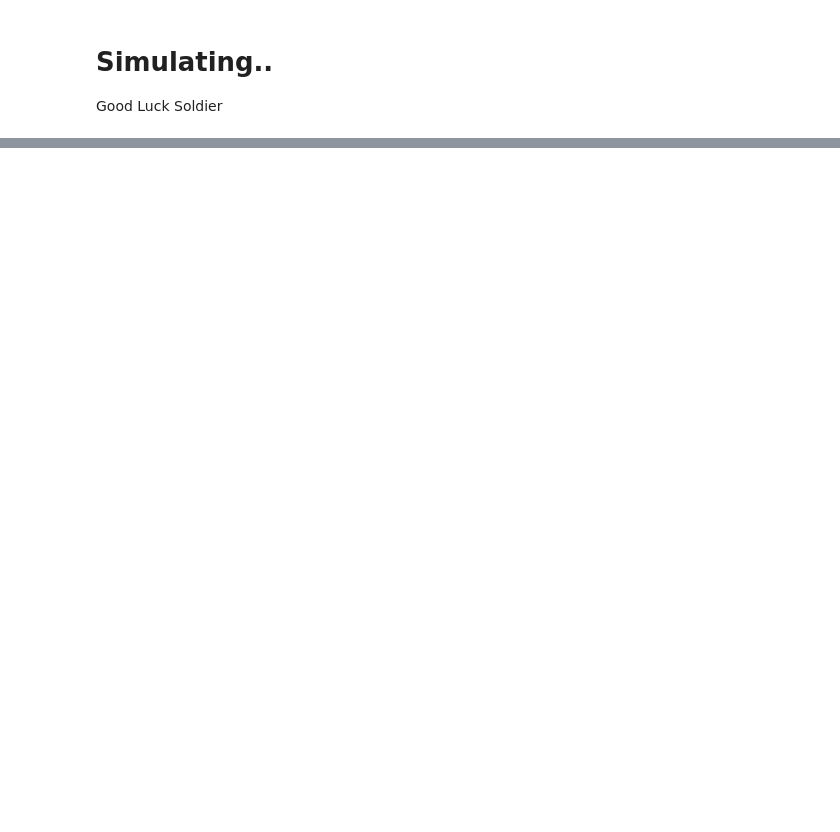
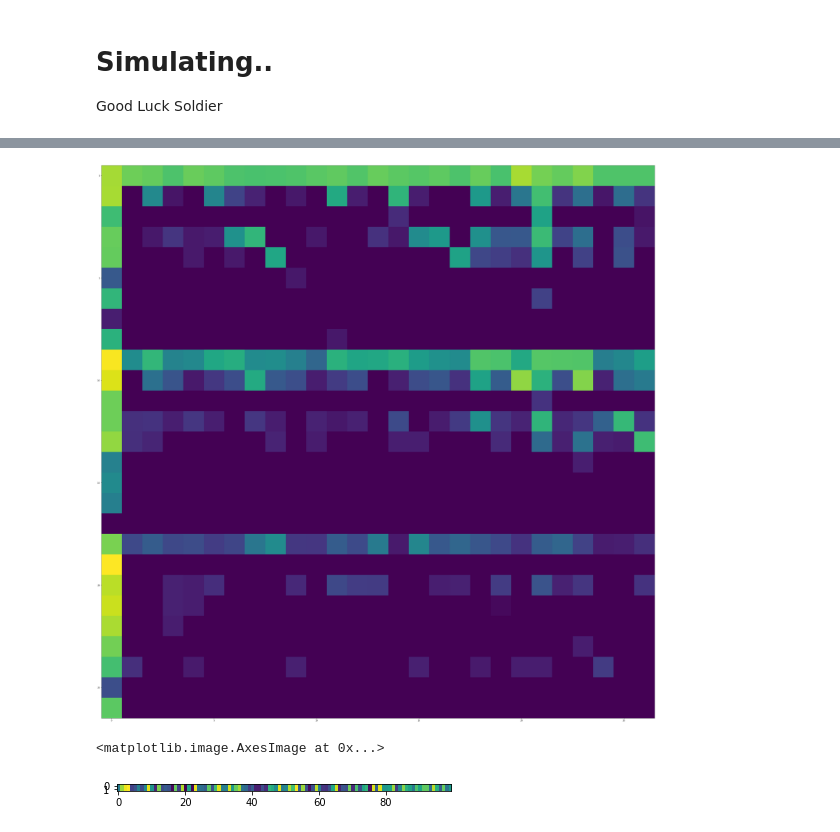
Before and after one commit to GaneshVShinde/GutToyModel, a Jupyter notebook: ashwinToy.ipynb, the cells around one changed output, grey strips where cells are left out. Cells and saved outputs as stored; diff of their text form; code cells hidden in the pictures; blank space fills up the shorter version.

```diff
--- a/ashwinToy.ipynb
+++ b/ashwinToy.ipynb
@@ -230,12 +239,13 @@ class Gut:
             self.populations = [args[i + 1] for i in range(len(args) - 1)]
         else:
             # Set default values, if the user gives only the weight matrix argument
-            self.populations = np.array([100, 100, 100], dtype = np.uint64)
+            self.populations = np.array([10000, 10000, 10000], dtype = np.uint64)
 
         self.output = 0
 
         self.growthConstant = 0.1
         self.decayConstant = 0.1
+        self.K = 2500;
 
         # Which population contributes dopamine by how much
         self.populationContributionsToDopamine = np.array([ 1, 0, 0 ])
@@ -263,15 +273,27 @@ class Gut:
         input -> (n x 1) array of nutrient quantities
         """
         for i in range(len(self.populations)):
-            # Growing the population as per first order growth when nutrients are available
-            self.populations[i] = self.populations[i] + self.populations[i]*inputNutrients[i]*self.growthConstant
-            # Decaying populations as per first order decay at every time step
-            self.populations[i] = self.populations[i] - self.populations[i]*self.decayConstant
-#         print(self.populations)
+#             # Growing the population as per first order growth when nutrients are available
+#             self.populations[i] = self.populations[i] + self.populations[i]*inputNutrients[i]*self.growthConstant
+#             # Decaying populations as per first order decay at every time step
+#             self.populations[i] = self.populations[i] - self.populations[i]*self.decayConstant
+
+            self.populations[i] = self.populations[i]*( 1 + self.growthConstant*inputNutrients[i]
+                                                      - self.populations[i]*self.decayConstant/self.K)
+
+
+            #  n = n + n*gc*inputNutrient - n*n*dc/2500
+
+
+
+
 
     def mapPopulationsToDopamine(self):
         self.output = np.sum(self.populations*self.populationContributionsToDopamine)
 
+        # Normalizing output
+        self.output = self.output/(self.growthConstant*self.K/self.decayConstant)
+        ##Condition on consumption of relevant nutrient
 
 
     def penaliseHighPopulation(self):
@@ -296,9 +318,9 @@ class Brain:
     def __init__(self, behavior, **kwargs):
 
         # Params
-        self.alpha = kwargs.get('alpha', 0.05)
+        self.alpha = kwargs.get('alpha', 0.1)
         self.gamma = kwargs.get('gamma', 0.05)
-        self.epsilon = kwargs.get('epsilon', 0.05)
+        self.epsilon = kwargs.get('epsilon', 0.02)
 
         # Inputs
         self.stateTransitionMatrix = behavior.stateTransitionMatrix
@@ -359,9 +381,6 @@ class Brain:
 
 
 
-
-
-
     def exploit(self):
 
         """
@@ -551,0 +635,22 @@ plt.plot (populationDopamineHistory)
+# %%
+
+fig, ax = plt.subplots(figsize = (50, 100))
+
+im = ax.imshow(brain.qTable)
+# %% [output]
+[figure, added]
+# %%
+
+n = 100
+x = range(n)
+a = np.random.choice(np.linspace(0,1,5),n)
+b = np.random.choice(np.linspace(0,1,5),n)
+c = np.random.choice(np.linspace(0,1,5),n)
+states = list(product(np.linspace(0,1,5),np.linspace(0,1,5),np.linspace(0,1,5)))
+
+stateHistory = list(zip(a,b,c))
+final = [states.index(j) for j in stateHistory]
+plt.imshow(np.vstack((final,final)))
+# %% [output]
+<matplotlib.image.AxesImage at 0x...>
+[figure, added]
```
Also changed, not shown: parts of 9 cells of this notebook.
